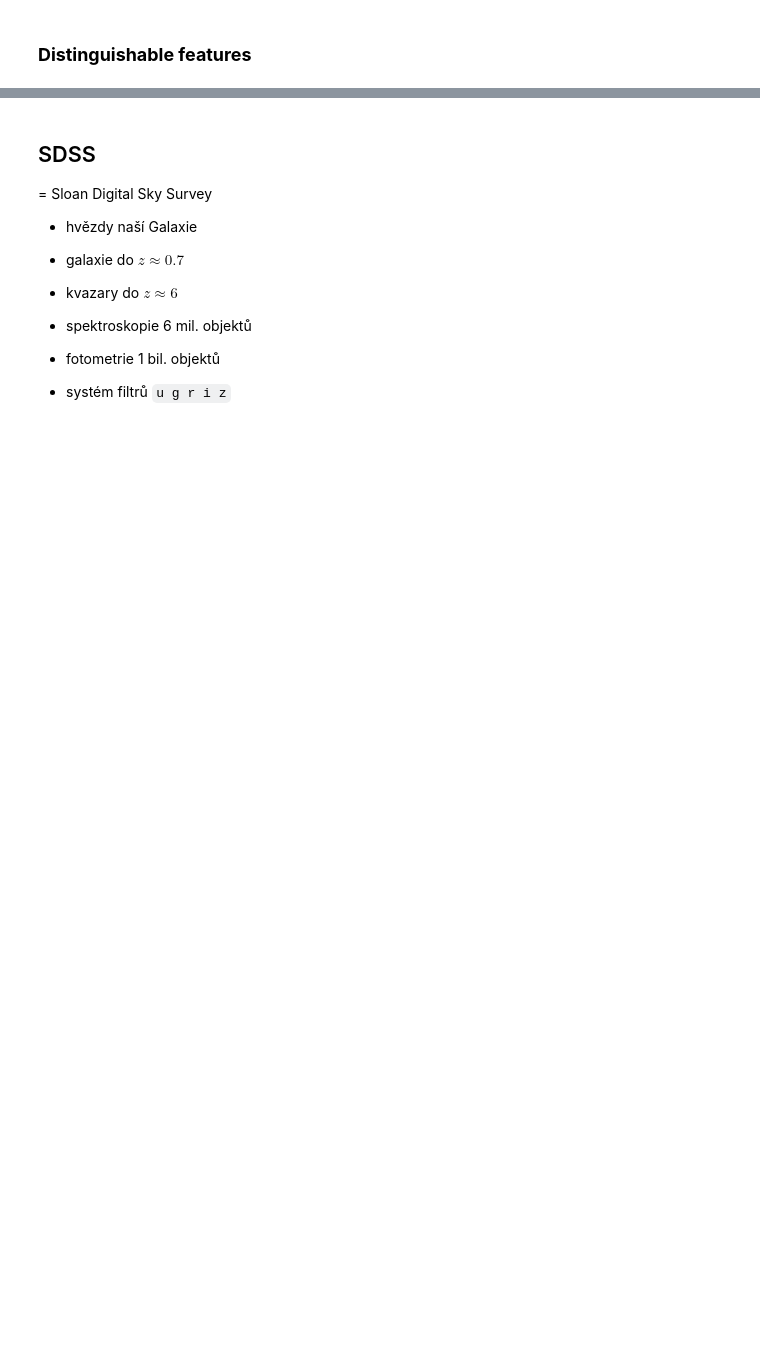
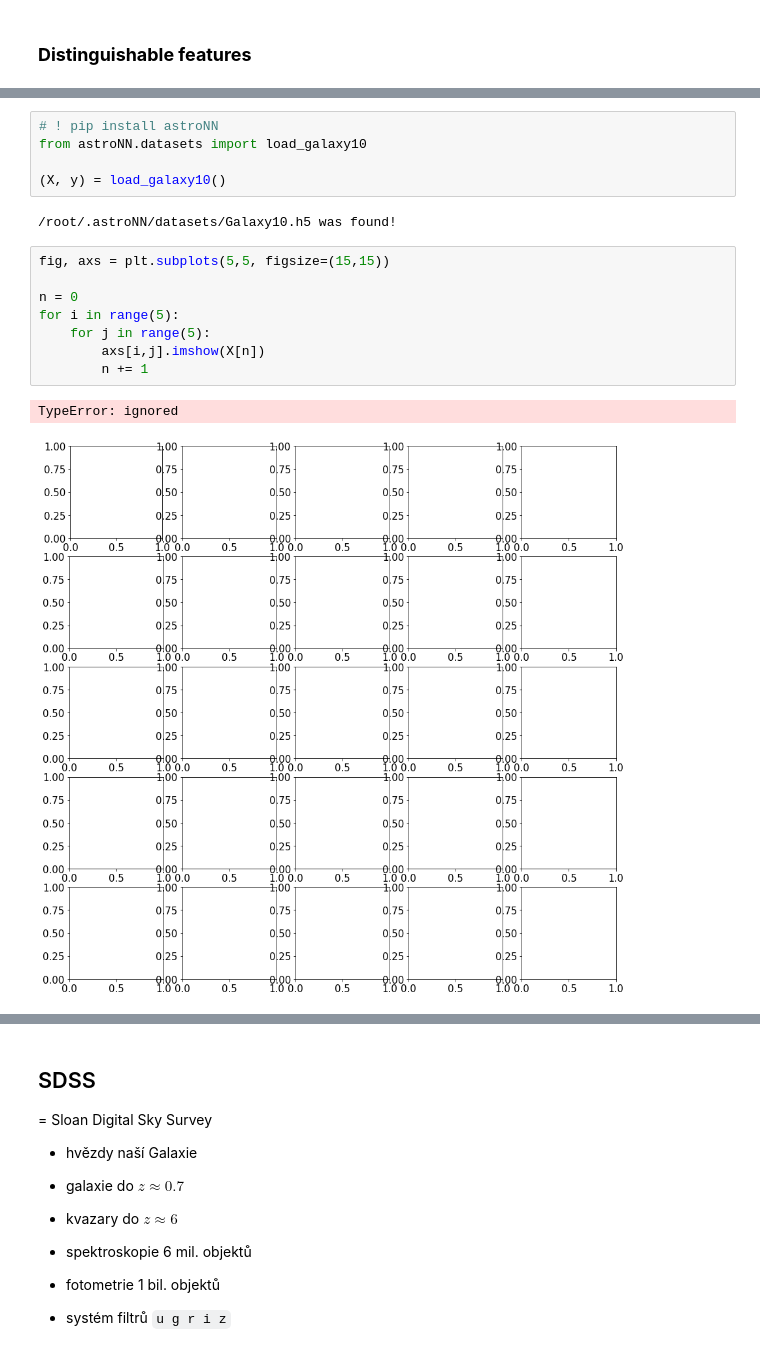
Before and after one commit to tomasplsek/AstroML, a Jupyter notebook: 02_decision_tree.ipynb, the cells around one changed output, grey strips where cells are left out. Drawn from its saved outputs; the diff is of its cells as text; blank space fills up the shorter version.

```diff
--- a/02_decision_tree.ipynb
+++ b/02_decision_tree.ipynb
@@ -74,0 +160,18 @@ plt.scatter(dist2[:, 0], dist2[:, 1], color='green');
+# %%
+# ! pip install astroNN
+from astroNN.datasets import load_galaxy10
+
+(X, y) = load_galaxy10()
+# %% [output]
+/root/.astroNN/datasets/Galaxy10.h5 was found!
+# %%
+fig, axs = plt.subplots(5,5, figsize=(15,15))
+
+n = 0
+for i in range(5):
+    for j in range(5):
+        axs[i,j].imshow(X[n])
+        n += 1
+# %% [output]
+TypeError: ignored
+[figure, added]
```
Also changed, not shown: parts of 17 cells of this notebook.
